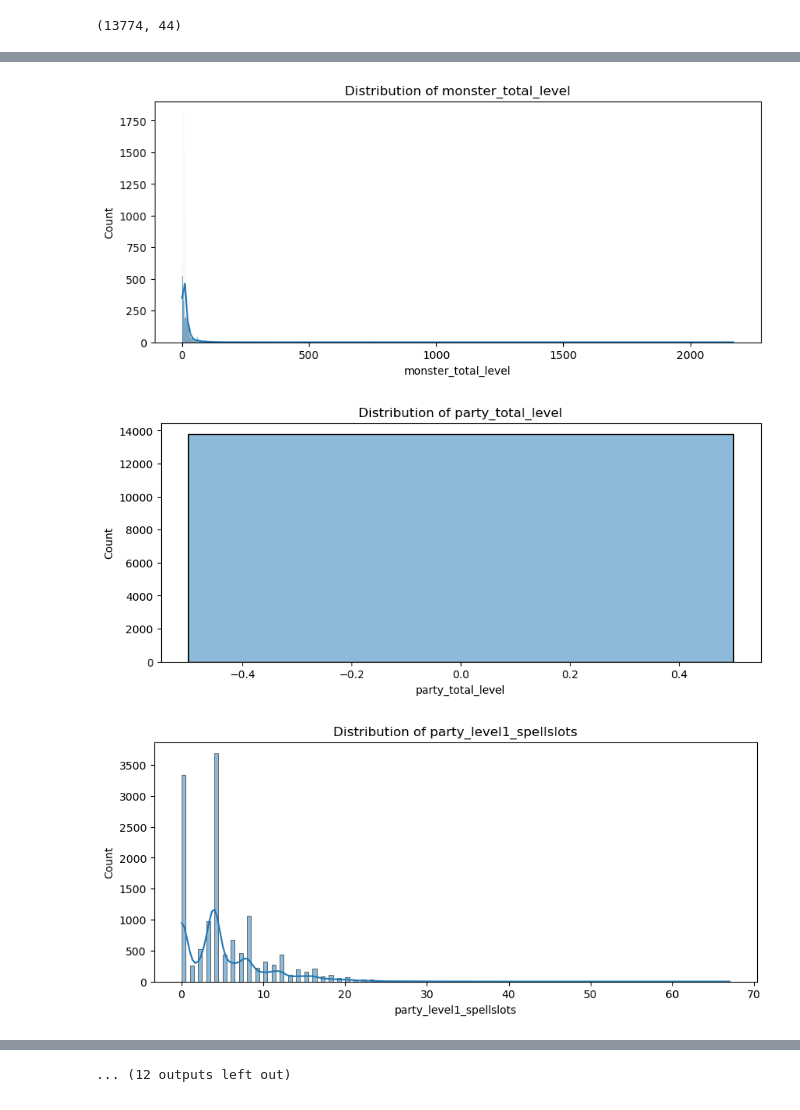
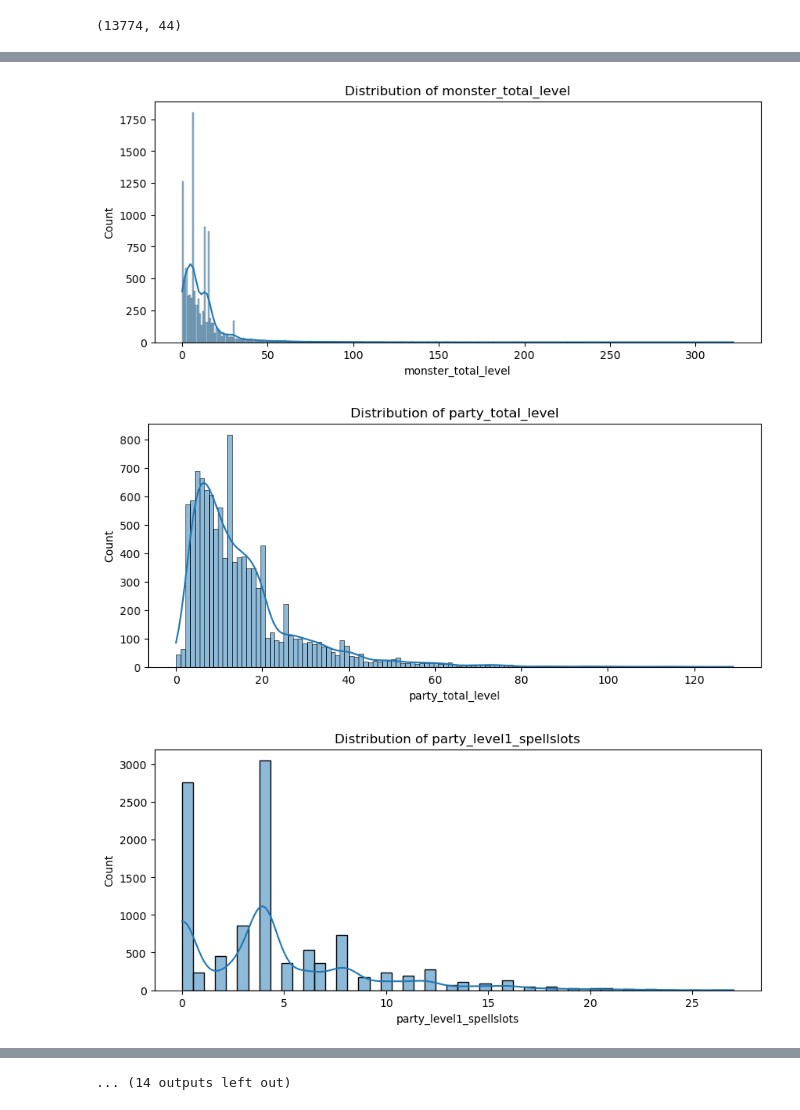
Before and after one commit to ingridasemenec/DnDEncounterEstimator, a Jupyter notebook: filtering.ipynb, the cells around one changed output, grey strips where cells are left out. Drawn from its saved outputs; the diff is of its cells as text; code cells hidden in the pictures.

Commit message:
Updated the filtering script to include the cut offs we discussed during the latest meeting

```diff
--- a/filtering.ipynb
+++ b/filtering.ipynb
@@ -55,7 +56,7 @@ def filter_std_player_classes_monsters(df):
 # %% [markdown]
 # Workflow
 # %%
-combat_data_df = pd.read_csv("final_combat_data_df_03-25_FULL.csv")
+combat_data_df = pd.read_csv("unfiltered_combat_data_df_03-30.csv")
 print(combat_data_df.shape)
 
 combat_data_filtered_df = filter_std_player_classes_monsters(combat_data_df)
@@ -69,8 +92,10 @@ combat_data_filtered_df.to_csv(csv_file_path, index=False)
 # %%
-df = pd.read_csv('./filtered_combat_data_df_03-28.csv').drop(columns=['Unnamed: 0'])
-# Display the first few rows of the dataset
-display(df.head())
-# Display summary statistics
-display(df.describe())
-# Check for missing values
-#display(df.isnull().sum())
+df = pd.read_csv('./filtered_combat_data_df_04-01.csv').drop(columns=['Unnamed: 0'])
+
+df = combat_data_filtered_df
+# # Display the first few rows of the dataset
+# display(df.head())
+# # Display summary statistics
+# display(df.describe())
+# # Check for missing values
+# #display(df.isnull().sum())
@@ -95,5 +188,10 @@ display(df.describe())
+# %%
+# Adding player to monster and monster to player ratios
+filtered['player_monster_ratio'] = filtered['party_size']/filtered['monster_number']
+
+filtered['monster_player_ratio'] = filtered['monster_number']/filtered['party_size']
 # %%
-num_features = df.select_dtypes(include=['int64', 'float64']).columns. drop(['start_time'])
+num_features = filtered.select_dtypes(include=['int64', 'float64']).columns.drop(['start_time'])
 print(num_features)
 # %% [output]
 Index(['party_size', 'monster_number', 'monster_total_level',
@@ -113,7 +211,7 @@ Index(['party_size', 'monster_number', 'monster_total_level',
 for feature in num_features:
     try:
         plt.figure(figsize=(10, 4))
-        sns.histplot(df[feature], kde=True)
+        sns.histplot(filtered[feature], kde=True)
         plt.title(f'Distribution of {feature}')
         plt.show()
     except:
@@ -124,3 +222,3 @@ for feature in num_features:
-[figure, old version]
+[figure, new version]
-[figure, old version]
+[figure, new version]
-[figure, old version]
+[figure, new version]
@@ -134,2 +232,2 @@ for feature in num_features:
-... (12 outputs left out)
+... (14 outputs left out)
 # %%
```
Also changed, not shown: parts of 10 cells of this notebook, 7 other files.
